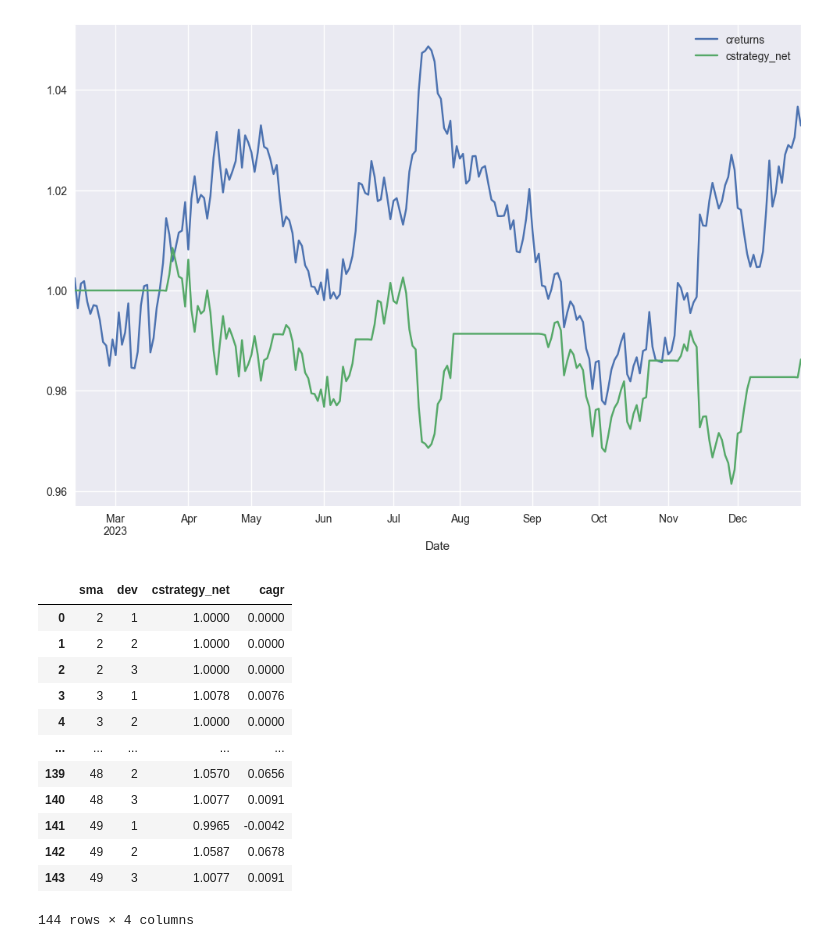
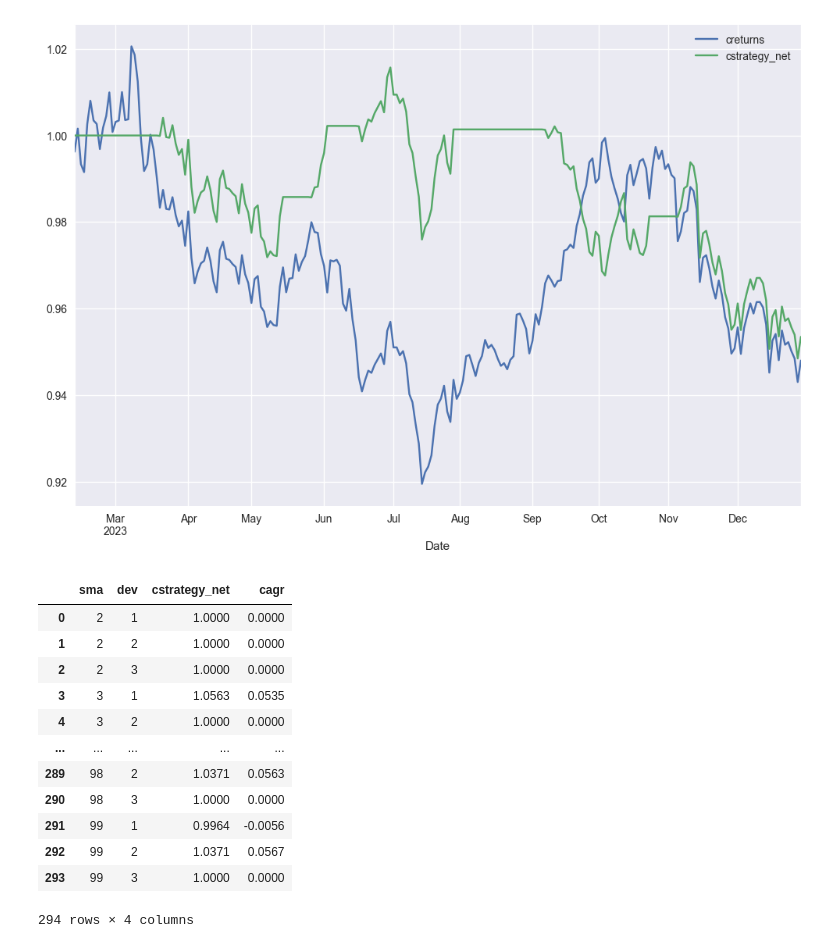
Before and after one commit to kurumbus/algorithmic-trading, a Jupyter notebook: bollinger-bands-optimiaztion.ipynb, the cells around one changed output. Saved outputs shown, nothing was run; the diff lists cells and outputs as text; code cells hidden in the pictures.

```diff
--- a/bollinger-bands-optimiaztion.ipynb
+++ b/bollinger-bands-optimiaztion.ipynb
@@ -10,7 +10,7 @@ pd.options.display.float_format = '{:.4f}'.format
 plt.style.use("seaborn-v0_8")
 from itertools import product
 # %%
-symbol = "EURUSD=X"
+symbol = "USDGBP=X"
 start = "2023-01-01"
 end = "2024-01-01"
 # %%
@@ -78,41 +78,41 @@ first = BollingerBandStrategy(df, 30, 2)
 first.processed['cstrategy_net'].iloc[-1]
 first.plot_data()
 # %% [output]
-[figure, old version]
+[figure, new version]
 # %%
 def optimize_bollinger():
-    sma_range = range(2,50,1)
+    sma_range = range(2,100,1)
     dev_range = range(1,4,1)
     combinations = list(product(sma_range, dev_range))
     resultsDf = pd.DataFrame(columns=['sma', 'dev', 'cstrategy_net', 'cagr'])
 
     for combination in combinations:
         s = BollingerBandStrategy(df, combination[0], combination[1])
         resultDict =  {
             'sma': combination[0],
             'dev': combination[1],
             'cstrategy_net': s.processed['cstrategy_net'].iloc[-1],
             'cagr': s.processed['strategy_net'].mean() * 252
         }
         resultsDf.loc[len(resultsDf)] = resultDict
     return resultsDf
 
 results = optimize_bollinger()
 results
 # %% [output]
 |  | sma | dev | cstrategy_net | cagr |
 | 0 | 2 | 1 | 1.0000 | 0.0000 |
 | 1 | 2 | 2 | 1.0000 | 0.0000 |
 | 2 | 2 | 3 | 1.0000 | 0.0000 |
-| 3 | 3 | 1 | 1.0078 | 0.0076 |
+| 3 | 3 | 1 | 1.0563 | 0.0535 |
 | 4 | 3 | 2 | 1.0000 | 0.0000 |
 | ... | ... | ... | ... | ... |
-| 139 | 48 | 2 | 1.0570 | 0.0656 |
-| 140 | 48 | 3 | 1.0077 | 0.0091 |
-| 141 | 49 | 1 | 0.9965 | -0.0042 |
-| 142 | 49 | 2 | 1.0587 | 0.0678 |
-| 143 | 49 | 3 | 1.0077 | 0.0091 |
+| 289 | 98 | 2 | 1.0371 | 0.0563 |
+| 290 | 98 | 3 | 1.0000 | 0.0000 |
+| 291 | 99 | 1 | 0.9964 | -0.0056 |
+| 292 | 99 | 2 | 1.0371 | 0.0567 |
+| 293 | 99 | 3 | 1.0000 | 0.0000 |
-144 rows × 4 columns
+294 rows × 4 columns
 # %%
 results.cagr.hist()
 # %% [output]
```
Also changed, not shown: parts of 3 cells of this notebook, 3 other files.
